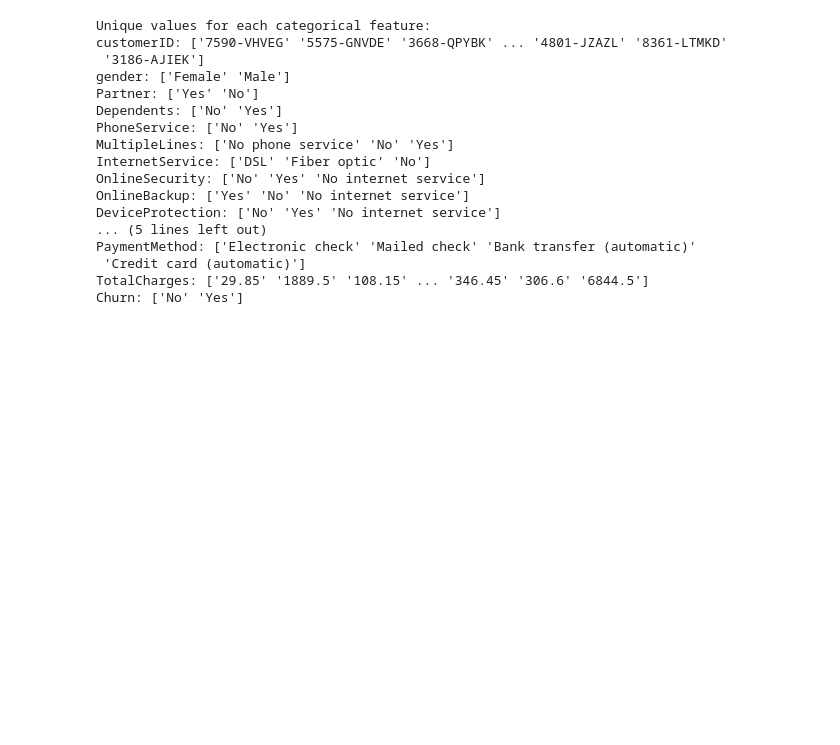
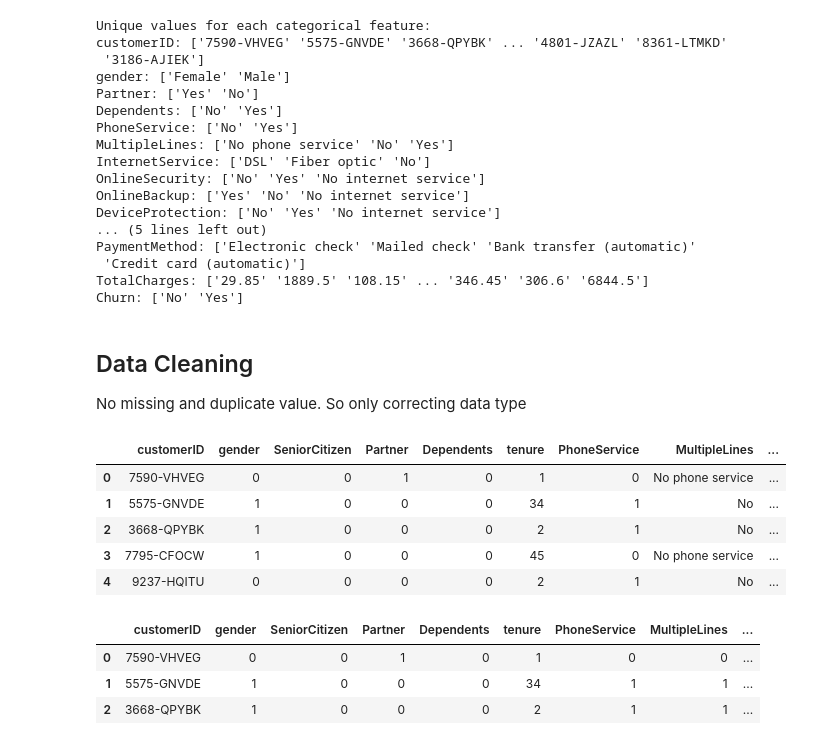
Before and after one commit to coder7475/model-training-with-modular-workflow, a Jupyter notebook: EDA.ipynb, the cells around one changed output. Saved outputs shown, nothing was run; the diff lists cells and outputs as text; code cells hidden in the pictures; blank space fills up the shorter version.

Commit message:
feat: data cleaning

```diff
--- a/EDA.ipynb
+++ b/EDA.ipynb
@@ -188,3 +188,24 @@ PaymentMethod: ['Electronic check' 'Mailed check' 'Bank transfer (automatic)'
  'Credit card (automatic)']
 TotalCharges: ['29.85' '1889.5' '108.15' ... '346.45' '306.6' '6844.5']
 Churn: ['No' 'Yes']
+# %% [markdown]
+## Data Cleaning
+
+No missing and duplicate value. So only correcting data type
+# %%
+# Change the binary columns with 1 or 0
+data["Churn"] = data["Churn"].map({"Yes": 1, "No": 0})
+data["PaperlessBilling"] = data["PaperlessBilling"].map({"Yes": 1, "No": 0})
+data["PhoneService"] = data["PhoneService"].map({"Yes": 1, "No": 0})
+data["Dependents"] = data["Dependents"].map({"Yes": 1, "No": 0})
+data["Partner"] = data["Partner"].map({"Yes": 1, "No": 0})
+data["gender"] = data["gender"].map({"Male": 1, "Female": 0})
+# %%
+data.head(5)
+# %% [output]
+|  | customerID | gender | SeniorCitizen | Partner | Dependents | tenure | PhoneService | MultipleLines | ... |
+| 0 | 7590-VHVEG | 0 | 0 | 1 | 0 | 1 | 0 | No phone service | ... |
+| 1 | 5575-GNVDE | 1 | 0 | 0 | 0 | 34 | 1 | No | ... |
+| 2 | 3668-QPYBK | 1 | 0 | 0 | 0 | 2 | 1 | No | ... |
+| 3 | 7795-CFOCW | 1 | 0 | 0 | 0 | 45 | 0 | No phone service | ... |
+| 4 | 9237-HQITU | 0 | 0 | 0 | 0 | 2 | 1 | No | ... |
@@ -190,0 +283,7 @@ Churn: ['No' 'Yes']
+# %%
+data.head(3)
+# %% [output]
+|  | customerID | gender | SeniorCitizen | Partner | Dependents | tenure | PhoneService | MultipleLines | ... |
+| 0 | 7590-VHVEG | 0 | 0 | 1 | 0 | 1 | 0 | 0 | ... |
+| 1 | 5575-GNVDE | 1 | 0 | 0 | 0 | 34 | 1 | 1 | ... |
+| 2 | 3668-QPYBK | 1 | 0 | 0 | 0 | 2 | 1 | 1 | ... |
```
Also changed, not shown: parts of 3 cells of this notebook.
